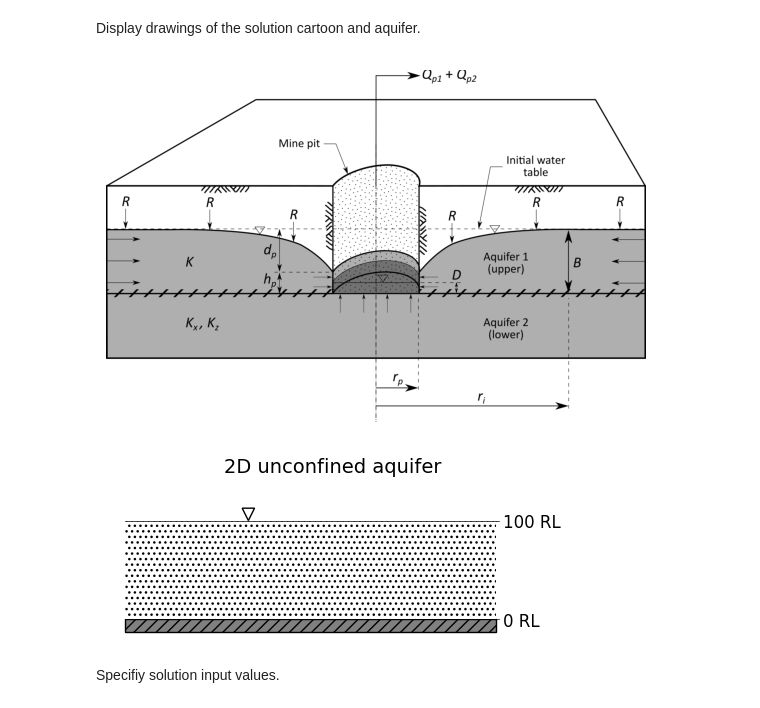
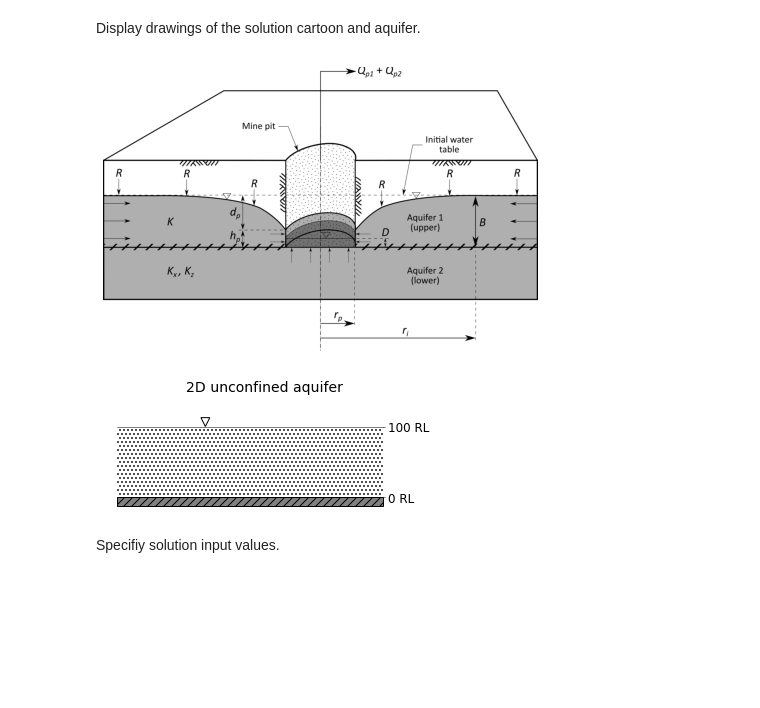
Before and after one commit to Moofbytes/pygaf_notebooks, a Jupyter notebook: pygaf_mine_flow.ipynb, the cells around one changed output. Saved outputs shown, nothing was run; the diff lists cells and outputs as text; code cells hidden in the pictures; blank space fills up the shorter version.

```diff
--- a/pygaf_mine_flow.ipynb
+++ b/pygaf_mine_flow.ipynb
@@ -1011,11 +1012,11 @@ Static water level: 100 [RL]
 # %% [markdown]
 Display drawings of the solution cartoon and aquifer.
 # %%
-S2.draw(dw=7)
+S2.draw(dw=8)
 S2.aq.draw()
 # %% [output]
-[figure, old version]
+[figure, new version]
-[figure, old version]
+[figure, new version]
 # %% [markdown]
 Specifiy solution input values.
 # %%
```
Also changed, not shown: parts of 30 cells of this notebook, 6 other files.
